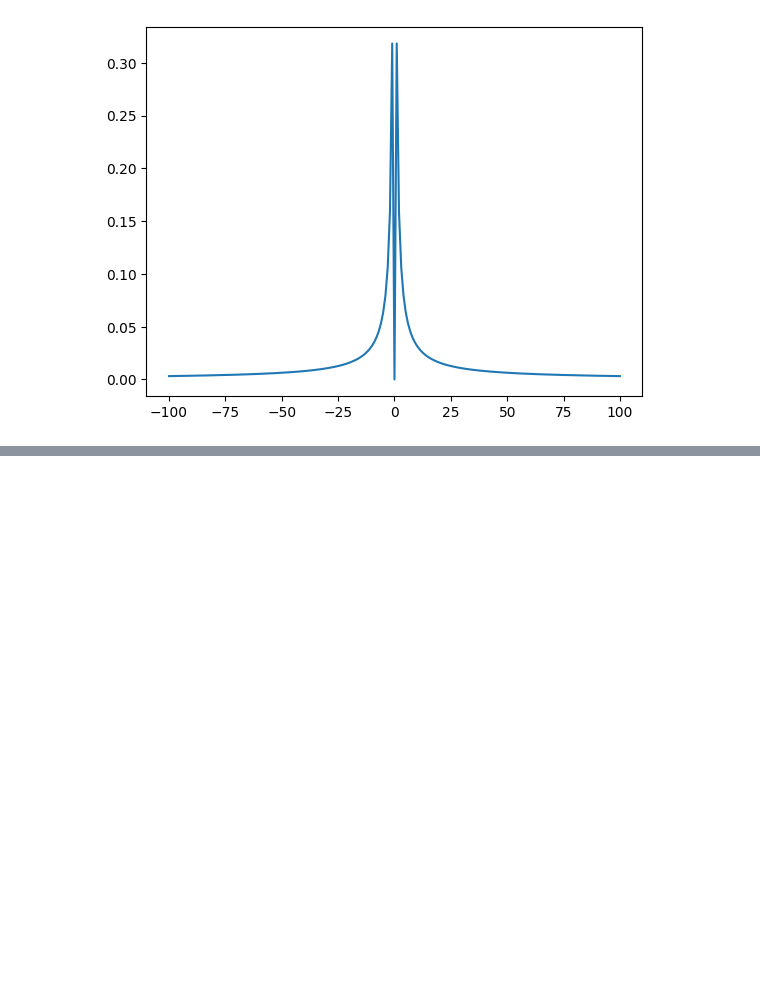
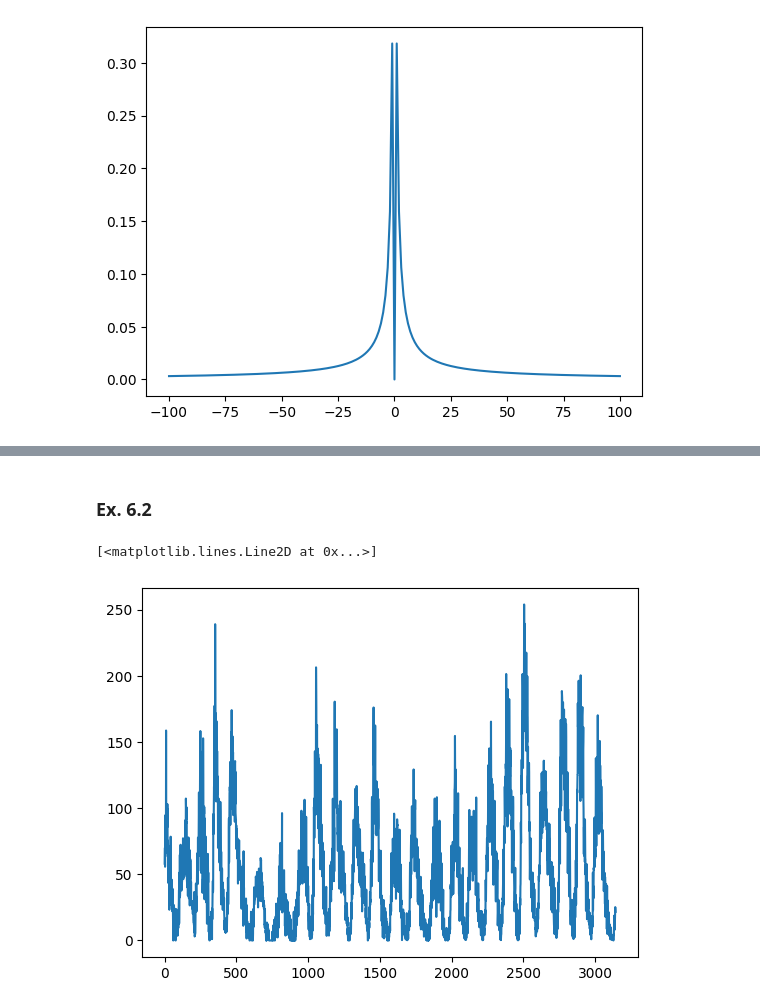
Before and after one commit to KonoEmllikDa/Fisica-Computacional, a Jupyter notebook: Física Computacional.ipynb, the cells around one changed output, grey strips where cells are left out. Drawn from its saved outputs; the diff is of its cells as text; code cells hidden in the pictures; blank space fills up the shorter version.

```diff
--- a/Física Computacional.ipynb
+++ b/Física Computacional.ipynb
@@ -1591,0 +1609,9 @@ plotfunc(-1000,1000,1000,lambda n: np.sin(np.pi*n/1000)*np.sin(20*np.pi*n/1000))
+# %% [markdown]
+### Ex. 6.2
+# %%
+s = np.loadtxt(".\\newman\\dados\\sunspots.txt")
+plt.plot(s[:,0],s[:,1])
+#T_Est = 3000/24 = 125
+# %% [output]
+[<matplotlib.lines.Line2D at 0x...>]
+[figure, added]
```
Also changed, not shown: parts of 14 cells of this notebook.
